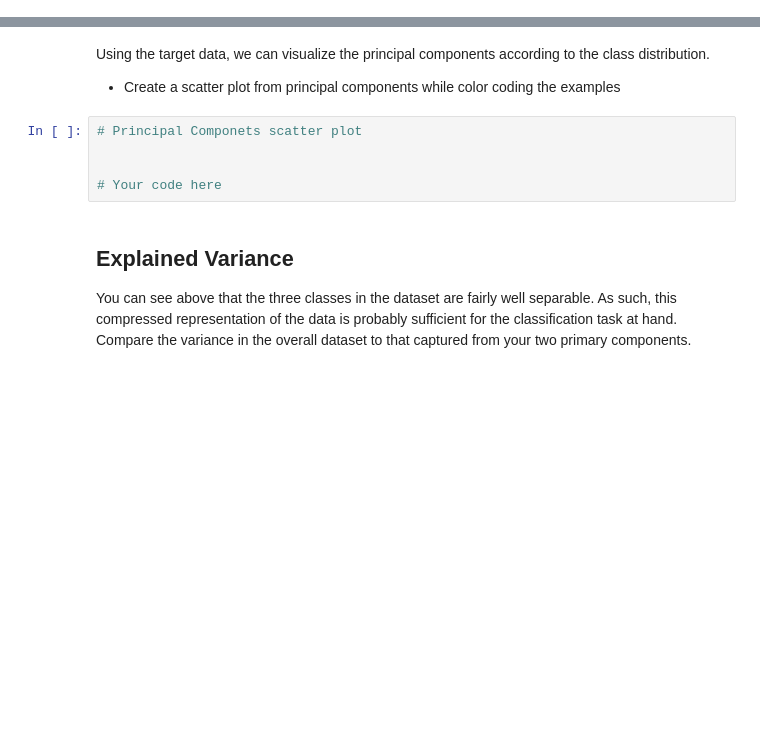
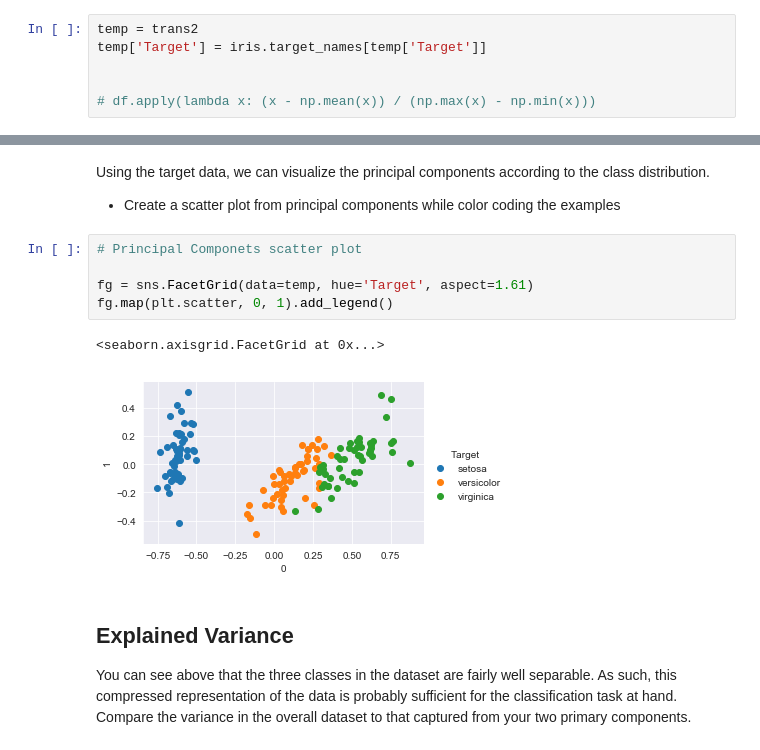
Before and after one commit to giorosati/dsc-3-34-06-performing-principle-component-analysis-online-ds-pt-100118, a Jupyter notebook: index.ipynb, the cells around one changed output, grey strips where cells are left out. Saved outputs shown, nothing was run; the diff lists cells and outputs as text; blank space fills up the shorter version.

```diff
--- a/index.ipynb
+++ b/index.ipynb
@@ -87,0 +156,6 @@ As such, append the target (flower name) to the principal components in a pandas
+# %%
+temp = trans2
+temp['Target'] = iris.target_names[temp['Target']]
+
+
+# df.apply(lambda x: (x - np.mean(x)) / (np.max(x) - np.min(x)))
@@ -92,11 +183,14 @@ Great, you now have a set of two dimensions, reduced from four against our targe
 # %% [markdown]
 Using the target data, we can visualize the principal components according to the class distribution.
 - Create a scatter plot from principal components while color coding the examples
-# %%
-# Principal Componets scatter plot
-
-
-# Your code here
+# %%
+# Principal Componets scatter plot
+
+fg = sns.FacetGrid(data=temp, hue='Target', aspect=1.61)
+fg.map(plt.scatter, 0, 1).add_legend()
+# %% [output]
+<seaborn.axisgrid.FacetGrid at 0x...>
+[figure, added]
 # %% [markdown]
 ## Explained Variance
 
```
Also changed, not shown: parts of 19 cells of this notebook.
